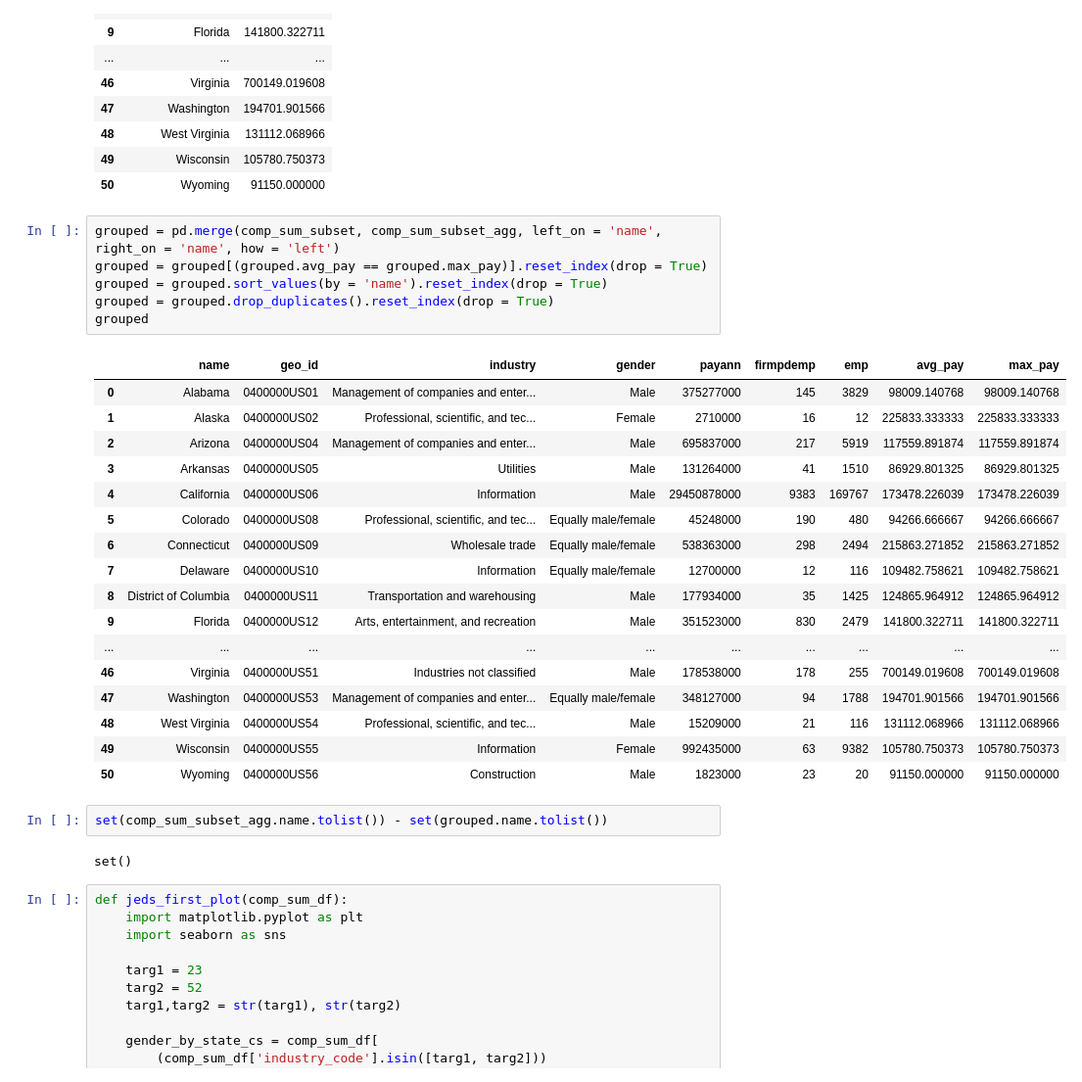
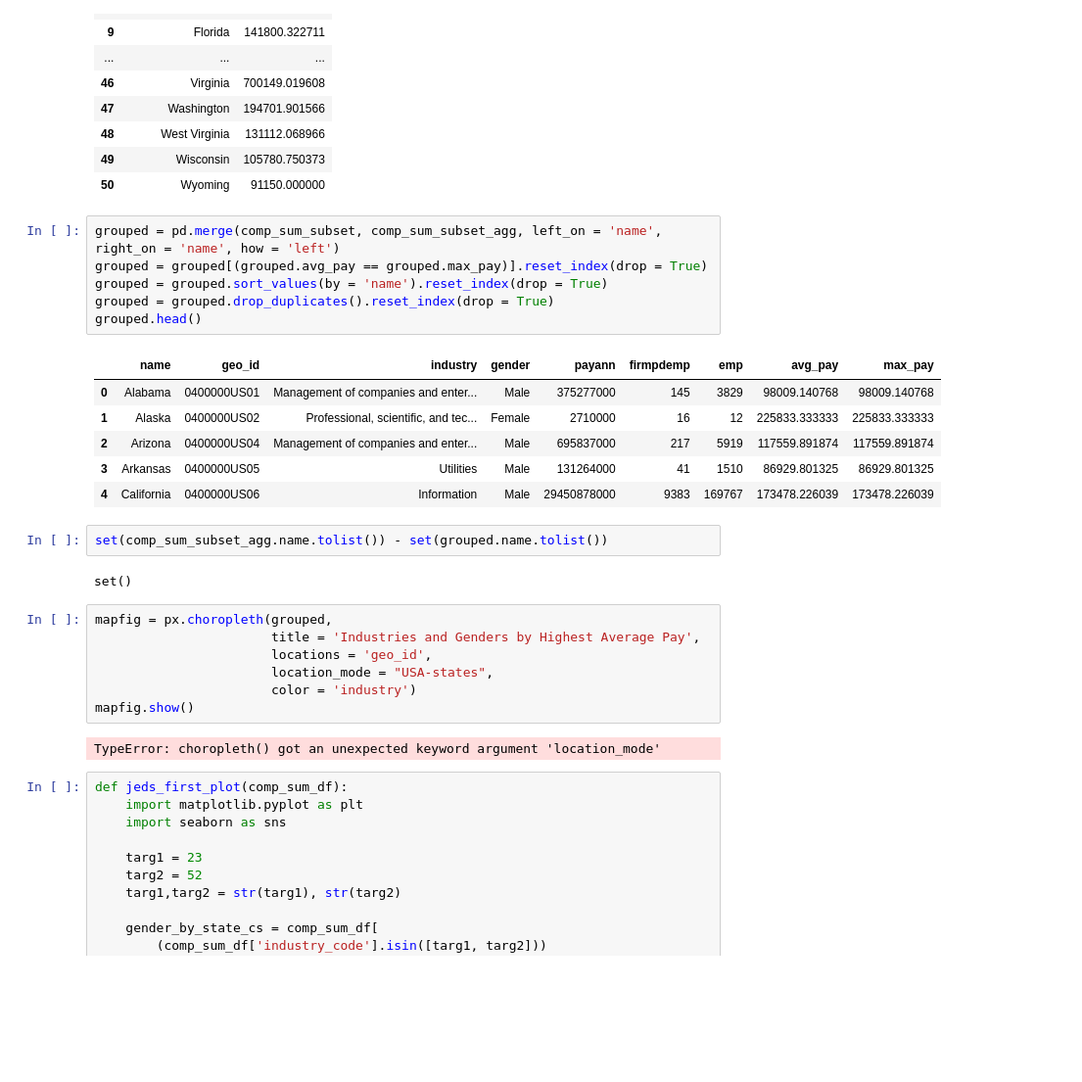
Before and after one commit to jedc4xer/abs_group_assessment, a Jupyter notebook: jeds_visualizations.ipynb, the cells around one changed output. Shown at 98% size. Drawn from its saved outputs; the diff is of its cells as text; blank space fills up the shorter version.

```diff
--- a/jeds_visualizations.ipynb
+++ b/jeds_visualizations.ipynb
@@ -90,31 +90,29 @@ comp_sum_subset_agg
 # %%
 grouped = pd.merge(comp_sum_subset, comp_sum_subset_agg, left_on = 'name', right_on = 'name', how = 'left')
 grouped = grouped[(grouped.avg_pay == grouped.max_pay)].reset_index(drop = True)
 grouped = grouped.sort_values(by = 'name').reset_index(drop = True)
 grouped = grouped.drop_duplicates().reset_index(drop = True)
-grouped
+grouped.head()
 # %% [output]
 |  | name | geo_id | industry | gender | payann | firmpdemp | emp | avg_pay | max_pay |
 | 0 | Alabama | 0400000US01 | Management of companies and enter... | Male | 375277000 | 145 | 3829 | 98009.140768 | 98009.140768 |
 | 1 | Alaska | 0400000US02 | Professional, scientific, and tec... | Female | 2710000 | 16 | 12 | 225833.333333 | 225833.333333 |
 | 2 | Arizona | 0400000US04 | Management of companies and enter... | Male | 695837000 | 217 | 5919 | 117559.891874 | 117559.891874 |
 | 3 | Arkansas | 0400000US05 | Utilities | Male | 131264000 | 41 | 1510 | 86929.801325 | 86929.801325 |
 | 4 | California | 0400000US06 | Information | Male | 29450878000 | 9383 | 169767 | 173478.226039 | 173478.226039 |
-| 5 | Colorado | 0400000US08 | Professional, scientific, and tec... | Equally male/female | 45248000 | 190 | 480 | 94266.666667 | 94266.666667 |
-| 6 | Connecticut | 0400000US09 | Wholesale trade | Equally male/female | 538363000 | 298 | 2494 | 215863.271852 | 215863.271852 |
-| 7 | Delaware | 0400000US10 | Information | Equally male/female | 12700000 | 12 | 116 | 109482.758621 | 109482.758621 |
-| 8 | District of Columbia | 0400000US11 | Transportation and warehousing | Male | 177934000 | 35 | 1425 | 124865.964912 | 124865.964912 |
-| 9 | Florida | 0400000US12 | Arts, entertainment, and recreation | Male | 351523000 | 830 | 2479 | 141800.322711 | 141800.322711 |
-| ... | ... | ... | ... | ... | ... | ... | ... | ... | ... |
-| 46 | Virginia | 0400000US51 | Industries not classified | Male | 178538000 | 178 | 255 | 700149.019608 | 700149.019608 |
-| 47 | Washington | 0400000US53 | Management of companies and enter... | Equally male/female | 348127000 | 94 | 1788 | 194701.901566 | 194701.901566 |
-| 48 | West Virginia | 0400000US54 | Professional, scientific, and tec... | Male | 15209000 | 21 | 116 | 131112.068966 | 131112.068966 |
-| 49 | Wisconsin | 0400000US55 | Information | Female | 992435000 | 63 | 9382 | 105780.750373 | 105780.750373 |
-| 50 | Wyoming | 0400000US56 | Construction | Male | 1823000 | 23 | 20 | 91150.000000 | 91150.000000 |
 # %%
 set(comp_sum_subset_agg.name.tolist()) - set(grouped.name.tolist())
 # %% [output]
 set()
+# %%
+mapfig = px.choropleth(grouped,
+                       title = 'Industries and Genders by Highest Average Pay',
+                       locations = 'geo_id',
+                       location_mode = "USA-states",
+                       color = 'industry')
+mapfig.show()
+# %% [output]
+TypeError: choropleth() got an unexpected keyword argument 'location_mode'
 # %%
 def jeds_first_plot(comp_sum_df):
     import matplotlib.pyplot as plt
```
Also changed, not shown: 1 other file.
